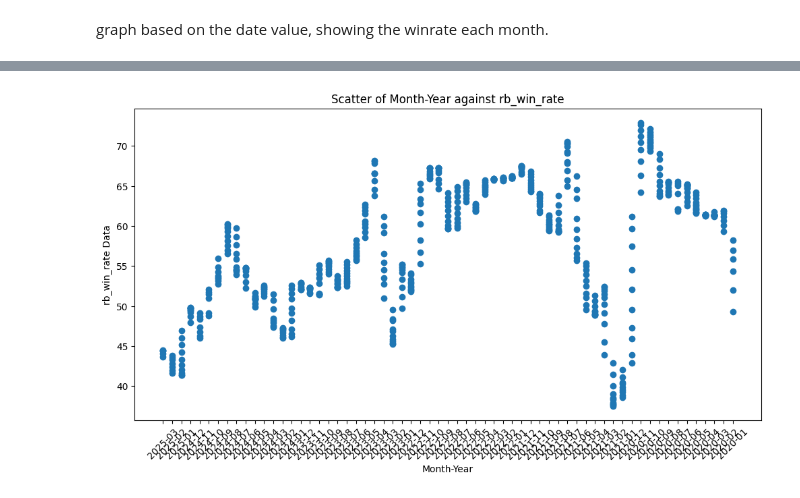
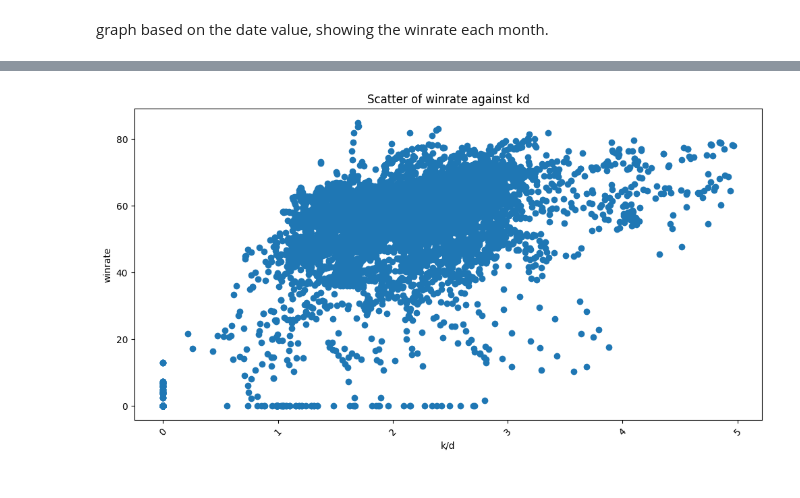
Before and after one commit to yadead/SE-MLproject-RUDI, a Jupyter notebook: 1.Data_Wrangling/data_preview.ipynb, the cells around one changed output, grey strips where cells are left out. Cells and saved outputs as stored; diff of their text form; code cells hidden in the pictures.

```diff
--- a/1.Data_Wrangling/data_preview.ipynb
+++ b/1.Data_Wrangling/data_preview.ipynb
@@ -122,12 +138,11 @@ graph based on the date value, showing the winrate each month.
 # %%
 
-
 plt.figure(figsize=(12, 6))
-plt.scatter(Filtered_df['month_year'].astype(str), Filtered_df['rb_win_rate'])
-plt.title(f"Scatter of Month-Year against {Filtered_df['rb_win_rate'].name}")
-plt.ylabel(f'{Filtered_df['rb_win_rate'].name} Data')
-plt.xlabel('Month-Year')
+plt.scatter(fdf['rb_ground_frags_per_death'], fdf['rb_win_rate'])
+plt.title("Scatter of winrate against kd")
+plt.xlabel('k/d')
+plt.ylabel('winrate')
 plt.xticks(rotation=45)
 plt.show()
 # %% [output]
-[figure, old version]
+[figure, new version]
```
Also changed, not shown: parts of 10 cells of this notebook, 16 other files.
